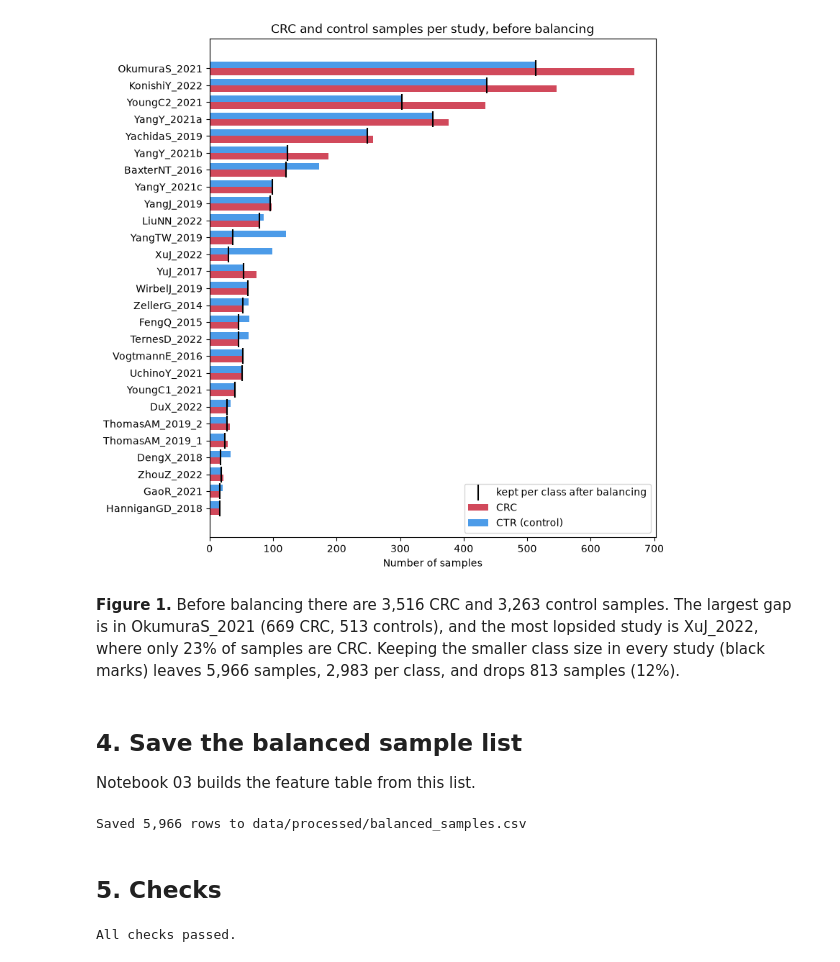
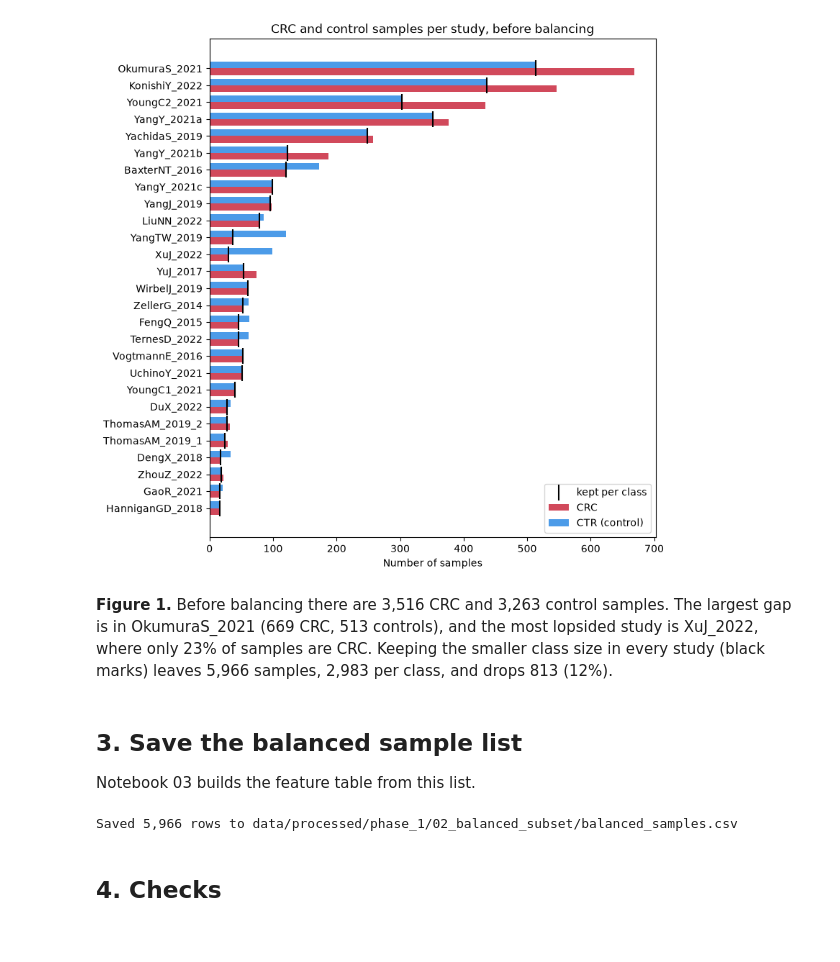
Before and after one commit to Marko-Ivanovski/graduation_thesis, a Jupyter notebook: notebooks/phase_1/02_balanced_subset.ipynb, the cells around one changed output. Drawn from its saved outputs; the diff is of its cells as text; code cells hidden in the pictures.

```diff
--- a/notebooks/phase_1/02_balanced_subset.ipynb
+++ b/notebooks/phase_1/02_balanced_subset.ipynb
@@ -140,0 +69,17 @@ comparison
+# %%
+flagged = crc_ctr[crc_ctr["Used_in_balanced_model"] == "Yes"]
+
+before = crc_ctr.groupby(["Cohort", "Condition"]).size().unstack("Condition", fill_value=0)
+kept = flagged.groupby(["Cohort", "Condition"]).size().unstack("Condition", fill_value=0)
+per_study = pd.DataFrame({
+    "CRC before": before["CRC"],
+    "CTR before": before["CTR"],
+    "smaller class": before.min(axis=1),
+    "CRC kept": kept["CRC"],
+    "CTR kept": kept["CTR"],
+}).sort_values("smaller class")
+
+assert (per_study["CRC kept"] == per_study["smaller class"]).all()
+assert (per_study["CTR kept"] == per_study["smaller class"]).all()
+print("In all", len(per_study), "studies, the flag keeps the smaller class size of both CRC and CTR.")
+per_study
@@ -141,59 +106,42 @@ comparison
 # %%
-counts_before = crc_ctr.groupby(["Cohort", "Condition"]).size().unstack("Condition", fill_value=0)
-counts_before = counts_before.loc[counts_before.sum(axis=1).sort_values().index]
-kept_per_class = flagged.groupby("Cohort").size().div(2).reindex(counts_before.index)
+order = before.sum(axis=1).sort_values().index
+before_sorted = before.loc[order]
+positions = np.arange(len(order))
 
 fig, ax = plt.subplots(figsize=(8, 9))
-positions = np.arange(len(counts_before))
-ax.barh(positions - 0.2, counts_before["CRC"], height=0.4, color="#D1495B", label="CRC")
-ax.barh(positions + 0.2, counts_before["CTR"], height=0.4, color="#4C9BE8", label="CTR (control)")
-ax.scatter(kept_per_class, positions, marker="|", s=250, color="black", zorder=3, label="kept per class after balancing")
-ax.set_yticks(positions, counts_before.index)
+ax.barh(positions - 0.2, before_sorted["CRC"], height=0.4, color="#D1495B", label="CRC")
+ax.barh(positions + 0.2, before_sorted["CTR"], height=0.4, color="#4C9BE8", label="CTR (control)")
+ax.scatter(kept.loc[order, "CRC"], positions, marker="|", s=250, color="black", zorder=3, label="kept per class")
+ax.set_yticks(positions, order)
 ax.set_xlabel("Number of samples")
 ax.set_title("CRC and control samples per study, before balancing")
 ax.legend(loc="lower right")
 
-largest_gap = (counts_before["CRC"] - counts_before["CTR"]).abs().idxmax()
-crc_share = counts_before["CRC"] / counts_before.sum(axis=1)
+largest_gap = (before["CRC"] - before["CTR"]).abs().idxmax()
+crc_share = before["CRC"] / before.sum(axis=1)
 most_lopsided = (crc_share - 0.5).abs().idxmax()
 dropped = len(crc_ctr) - len(flagged)
 show_figure(
     fig,
-    "balance_per_cohort",
-    f"Before balancing there are {counts_before['CRC'].sum():,} CRC and {counts_before['CTR'].sum():,} control samples. "
-    f"The largest gap is in {largest_gap} ({counts_before.loc[largest_gap, 'CRC']} CRC, {counts_before.loc[largest_gap, 'CTR']} controls), "
-    f"and the most lopsided study is {most_lopsided}, where only {crc_share[most_lopsided]:.0%} of samples are CRC. Keeping the smaller class size in every study (black marks) "
-    f"leaves {len(flagged):,} samples, {len(flagged) // 2:,} per class, and drops {dropped:,} samples ({dropped / len(crc_ctr):.0%}).",
+    "balance_per_study",
+    f"Before balancing there are {before['CRC'].sum():,} CRC and {before['CTR'].sum():,} control samples. "
+    f"The largest gap is in {largest_gap} ({before.loc[largest_gap, 'CRC']} CRC, {before.loc[largest_gap, 'CTR']} controls), "
+    f"and the most lopsided study is {most_lopsided}, where only {crc_share[most_lopsided]:.0%} of samples are CRC. "
+    f"Keeping the smaller class size in every study (black marks) leaves {len(flagged):,} samples, "
+    f"{len(flagged) // 2:,} per class, and drops {dropped:,} ({dropped / len(crc_ctr):.0%}).",
 )
 # %% [output]
-[figure, old version]
+[figure, new version]
-**Figure 1.** Before balancing there are 3,516 CRC and 3,263 control samples. The largest gap is in OkumuraS_2021 (669 CRC, 513 controls), and the most lopsided study is XuJ_2022, where only 23% of samples are CRC. Keeping the smaller class size in every study (black marks) leaves 5,966 samples, 2,983 per class, and drops 813 samples (12%).
+**Figure 1.** Before balancing there are 3,516 CRC and 3,263 control samples. The largest gap is in OkumuraS_2021 (669 CRC, 513 controls), and the most lopsided study is XuJ_2022, where only 23% of samples are CRC. Keeping the smaller class size in every study (black marks) leaves 5,966 samples, 2,983 per class, and drops 813 (12%).
 # %% [markdown]
-## 4. Save the balanced sample list
+## 3. Save the balanced sample list
 
 Notebook 03 builds the feature table from this list.
 # %%
-PROCESSED.mkdir(parents=True, exist_ok=True)
 balanced_samples = flagged[["Cohort", "Assay", "Condition"]].reset_index()
 balanced_samples.to_csv(PROCESSED / "balanced_samples.csv", index=False)
-print(f"Saved {len(balanced_samples):,} rows to data/processed/balanced_samples.csv")
+print(f"Saved {len(balanced_samples):,} rows to {PROCESSED.relative_to(PROJECT_ROOT).as_posix()}/balanced_samples.csv")
 # %% [output]
-Saved 5,966 rows to data/processed/balanced_samples.csv
+Saved 5,966 rows to data/processed/phase_1/02_balanced_subset/balanced_samples.csv
 # %% [markdown]
-## 5. Checks
+## 4. Checks
-# %%
-toy = pd.DataFrame({"Cohort": ["A"]*5 + ["B"]*3, "Condition": ["CRC"]*3 + ["CTR"]*2 + ["CRC"]*3},
-                   index=[f"s{i}" for i in range(8)])
-toy_balanced = balance_per_cohort(toy, seed=SEED)
-assert toy_balanced.groupby(["Cohort", "Condition"]).size().to_dict() == {("A", "CRC"): 2, ("A", "CTR"): 2}
-
-ours = balance_per_cohort(crc_ctr, seed=SEED).groupby(["Cohort", "Condition"]).size()
-theirs = flagged.groupby(["Cohort", "Condition"]).size()
-assert ours.equals(theirs)
-assert len(flagged) == 5966
-assert (flagged["Condition"] == "CRC").sum() == 2983
-assert (flagged.groupby("Cohort")["Condition"].value_counts().unstack().nunique(axis=1) == 1).all()
-assert len(pd.read_csv(PROCESSED / "balanced_samples.csv")) == 5966
-print("All checks passed.")
-# %% [output]
-All checks passed.
```
Also changed, not shown: parts of 20 cells of this notebook, 13 other files.
